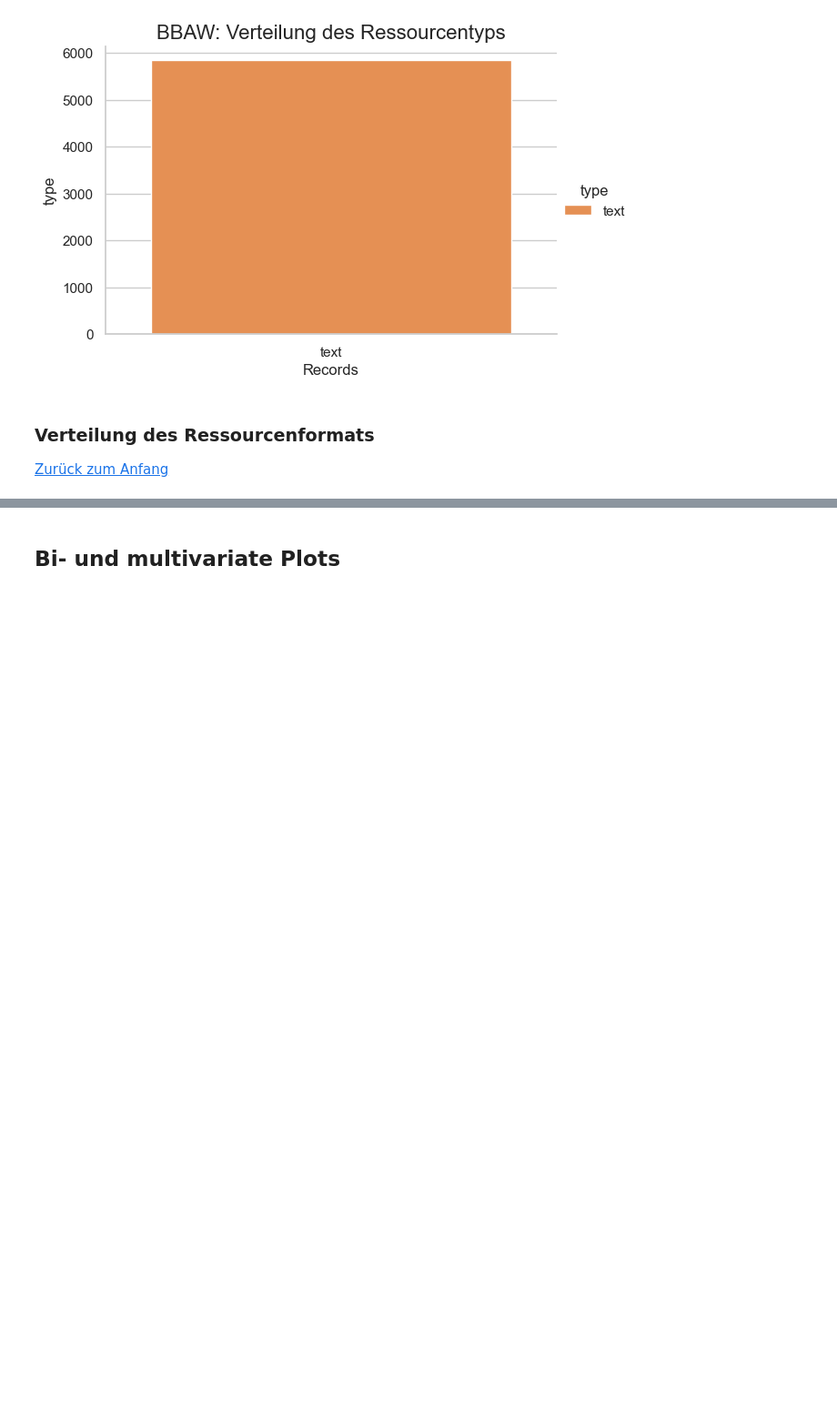
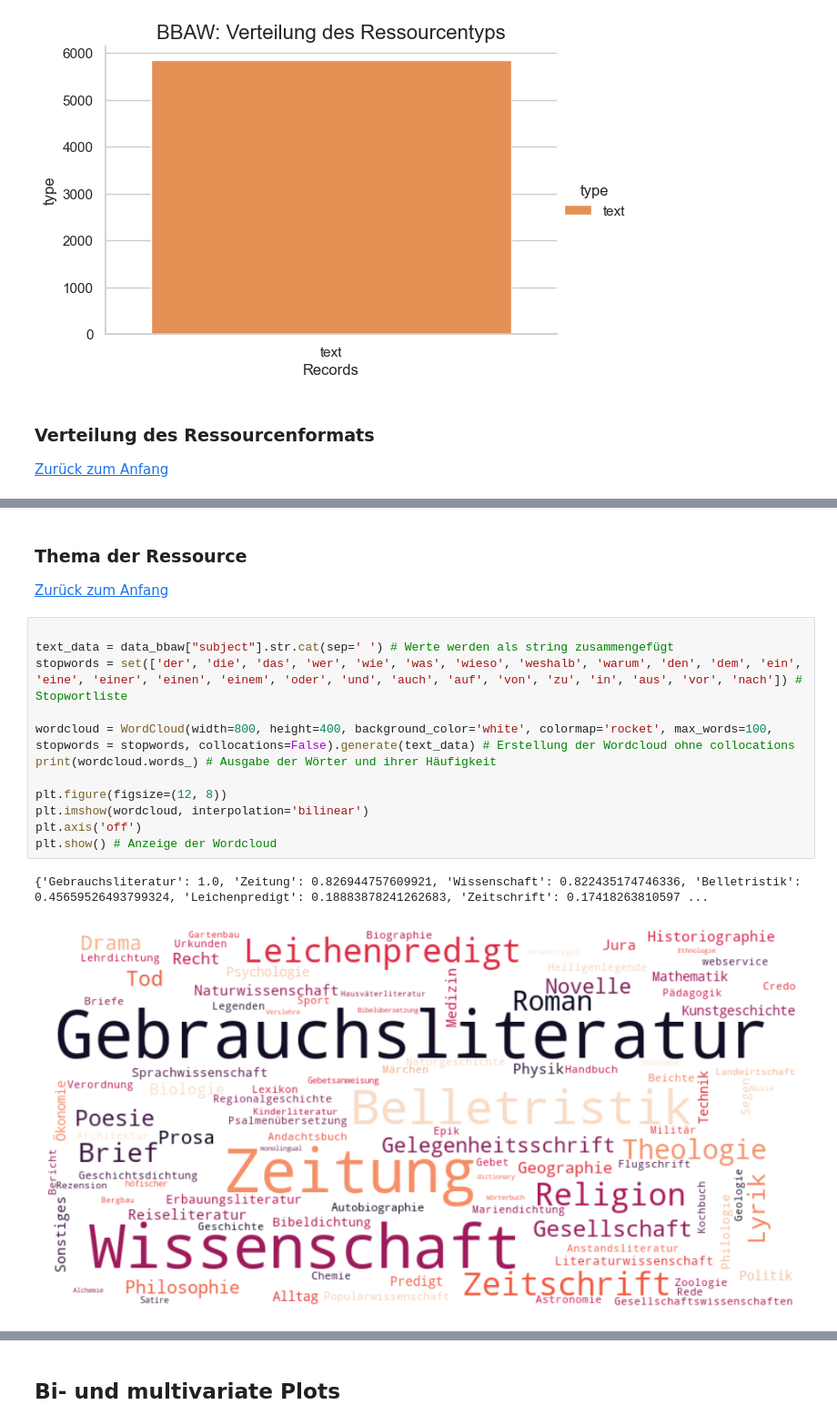
Before and after one commit to MarieMaurerDDM/research_data_repositories, a Jupyter notebook: src/visualizations/visuals_data_bbaw.ipynb, the cells around one changed output, grey strips where cells are left out. Shown at 91% size. Saved outputs shown, nothing was run; the diff lists cells and outputs as text; blank space fills up the shorter version.

```diff
--- a/src/visualizations/visuals_data_bbaw.ipynb
+++ b/src/visualizations/visuals_data_bbaw.ipynb
@@ -328,0 +262,20 @@ plt.show()
+# %% [markdown]
+<a id="3.3"></a>
+### Thema der Ressource
+
+[Zurück zum Anfang](#0)
+# %%
+
+text_data = data_bbaw["subject"].str.cat(sep=' ') # Werte werden als string zusammengefügt
+stopwords = set(['der', 'die', 'das', 'wer', 'wie', 'was', 'wieso', 'weshalb', 'warum', 'den', 'dem', 'ein', 'eine', 'einer', 'einen', 'einem', 'oder', 'und', 'auch', 'auf', 'von', 'zu', 'in', 'aus', 'vor', 'nach']) # Stopwortliste
+
+wordcloud = WordCloud(width=800, height=400, background_color='white', colormap='rocket', max_words=100, stopwords = stopwords, collocations=False).generate(text_data) # Erstellung der Wordcloud ohne collocations
+print(wordcloud.words_) # Ausgabe der Wörter und ihrer Häufigkeit
+
+plt.figure(figsize=(12, 8))
+plt.imshow(wordcloud, interpolation='bilinear')
+plt.axis('off')
+plt.show() # Anzeige der Wordcloud
+# %% [output]
+{'Gebrauchsliteratur': 1.0, 'Zeitung': 0.826944757609921, 'Wissenschaft': 0.822435174746336, 'Belletristik': 0.45659526493799324, 'Leichenpredigt': 0.18883878241262683, 'Zeitschrift': 0.17418263810597 ...
+[figure, added]
```
Also changed, not shown: parts of 19 cells of this notebook, 2 other files.
